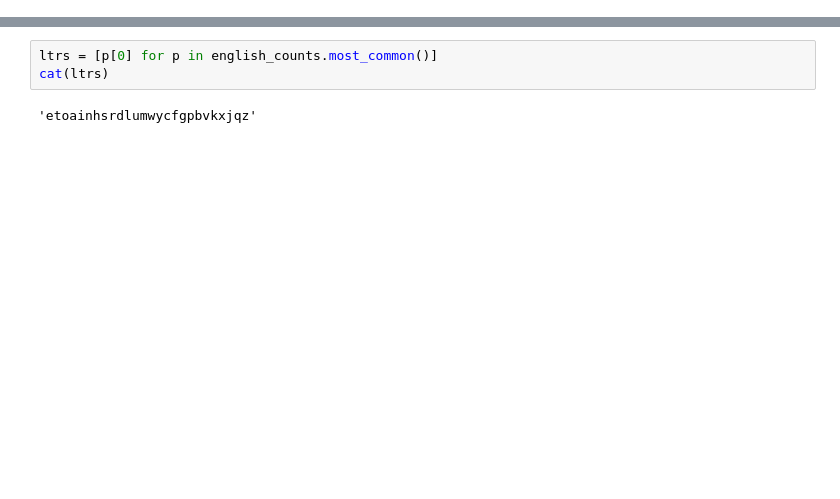
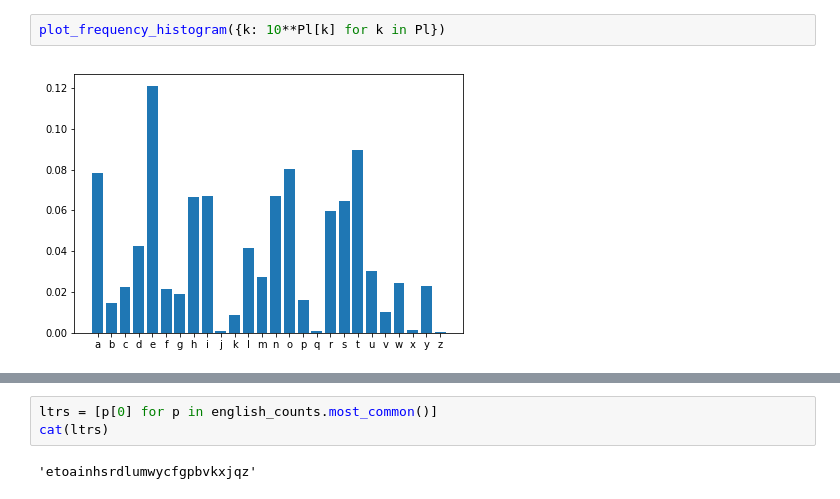
Before and after one commit to NeilNjae/cipher-tools, a Jupyter notebook: 2017/2017-challenge6.ipynb, the cells around one changed output, grey strips where cells are left out. Cells and saved outputs as stored; diff of their text form; blank space fills up the shorter version.

```diff
--- a/2017/2017-challenge6.ipynb
+++ b/2017/2017-challenge6.ipynb
@@ -65,0 +167,4 @@ gyotygparsneylhadnsyooscnrsdlnjbfmylxjyddnrvfilenrsrdigymnienondrnqcaflienjabyjl
+# %%
+plot_frequency_histogram({k: 10**Pl[k] for k in Pl})
+# %% [output]
+[figure, added]
```
Also changed, not shown: parts of 93 cells of this notebook, 4 other files.
